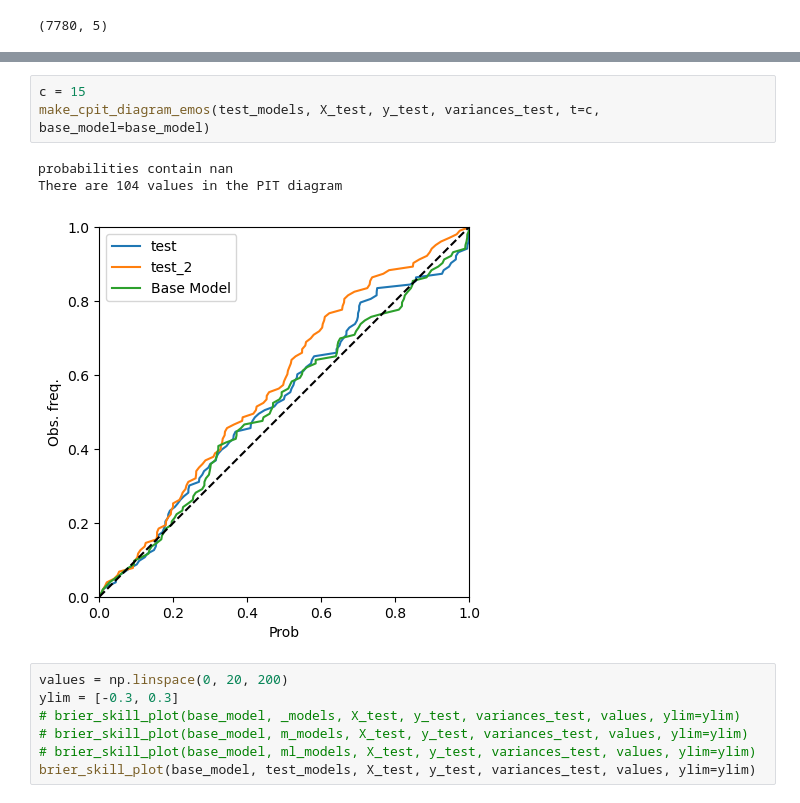
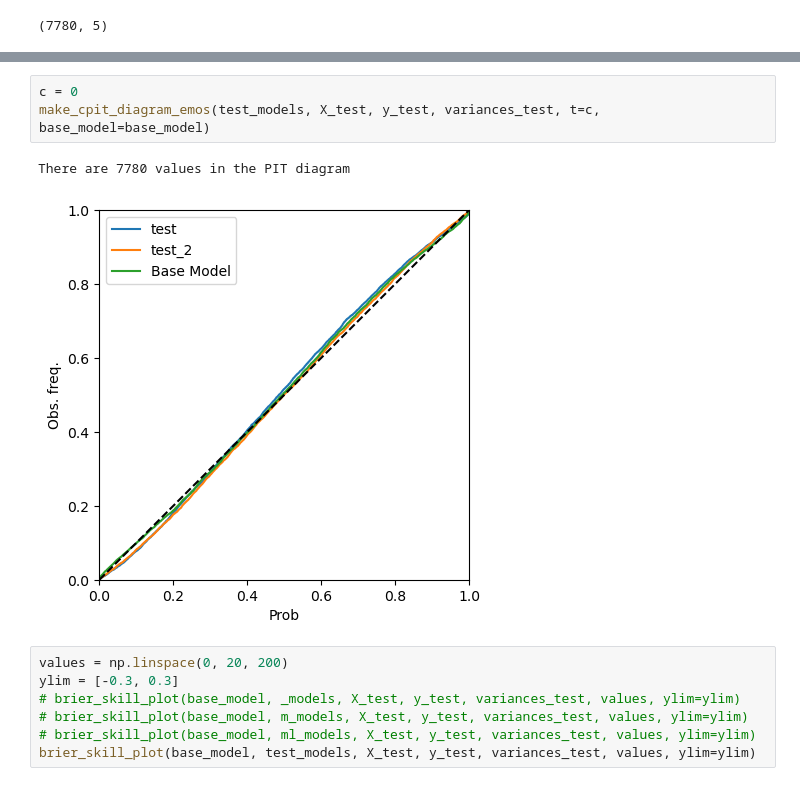
Before and after one commit to SimonHakvoort/thesiscode, a Jupyter notebook: src/emos_results/mixturelinear.ipynb, the cells around one changed output, grey strips where cells are left out. Drawn from its saved outputs; the diff is of its cells as text.

```diff
--- a/src/emos_results/mixturelinear.ipynb
+++ b/src/emos_results/mixturelinear.ipynb
@@ -112,12 +112,11 @@ Chaining function: chain_function_normal_cdf_plus_constant (Mean: 13.0, Std: 1.0
 Optimizer: Adam
 Learning rate: 0.009999999776482582
 # %%
-c = 15
+c = 0
 make_cpit_diagram_emos(test_models, X_test, y_test, variances_test, t=c, base_model=base_model)
 # %% [output]
-probabilities contain nan
-There are 104 values in the PIT diagram
+There are 7780 values in the PIT diagram
-[figure, old version]
+[figure, new version]
 # %%
 values = np.linspace(0, 20, 200)
 ylim = [-0.3, 0.3]
```
Also changed, not shown: parts of 3 cells of this notebook, 5 other files.
